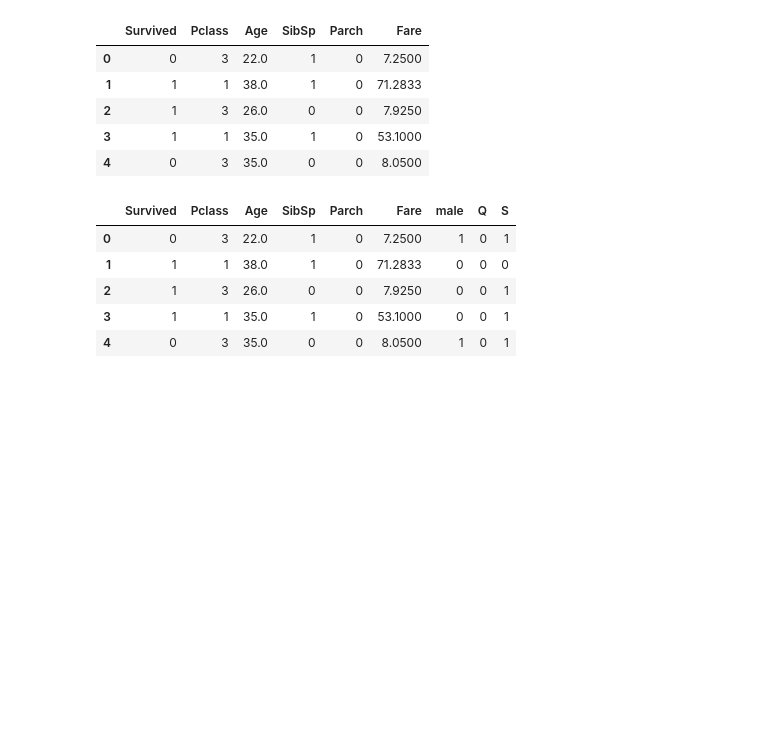
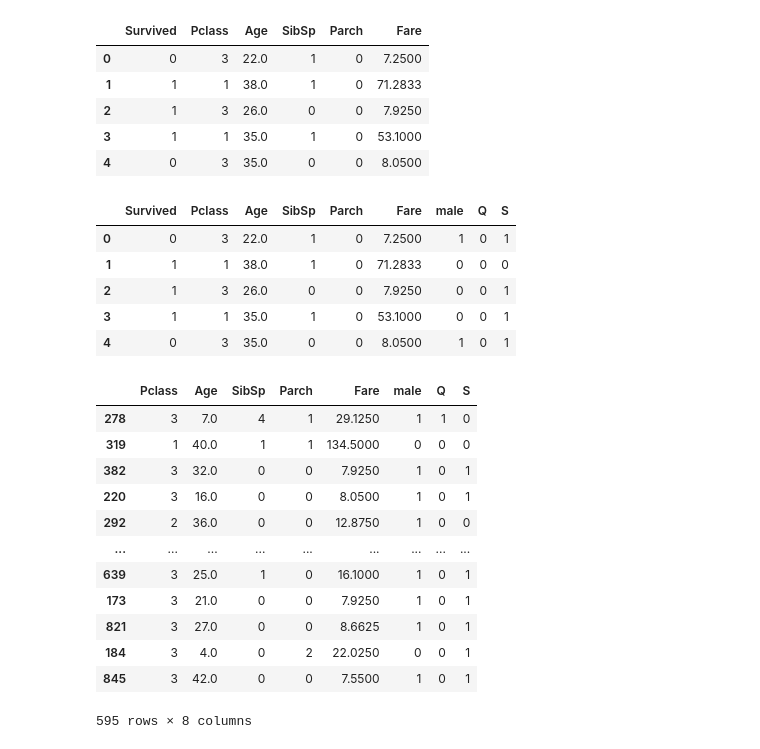
Before and after one commit to kriti-ixix/ai-9am, a Jupyter notebook: machine learning/logistic regression.ipynb, the cells around one changed output. Drawn from its saved outputs; the diff is of its cells as text; code cells hidden in the pictures; blank space fills up the shorter version.

```diff
--- a/machine learning/logistic regression.ipynb
+++ b/machine learning/logistic regression.ipynb
@@ -218,0 +221,19 @@ df.head()
+# %%
+X_train, X_test, y_train, y_test = train_test_split(df.drop('Survived', axis=1),
+                                                   df['Survived'], test_size=0.33)
+# %%
+X_train
+# %% [output]
+|  | Pclass | Age | SibSp | Parch | Fare | male | Q | S |
+| 278 | 3 | 7.0 | 4 | 1 | 29.1250 | 1 | 1 | 0 |
+| 319 | 1 | 40.0 | 1 | 1 | 134.5000 | 0 | 0 | 0 |
+| 382 | 3 | 32.0 | 0 | 0 | 7.9250 | 1 | 0 | 1 |
+| 220 | 3 | 16.0 | 0 | 0 | 8.0500 | 1 | 0 | 1 |
+| 292 | 2 | 36.0 | 0 | 0 | 12.8750 | 1 | 0 | 0 |
+| ... | ... | ... | ... | ... | ... | ... | ... | ... |
+| 639 | 3 | 25.0 | 1 | 0 | 16.1000 | 1 | 0 | 1 |
+| 173 | 3 | 21.0 | 0 | 0 | 7.9250 | 1 | 0 | 1 |
+| 821 | 3 | 27.0 | 0 | 0 | 8.6625 | 1 | 0 | 1 |
+| 184 | 3 | 4.0 | 0 | 2 | 22.0250 | 0 | 0 | 1 |
+| 845 | 3 | 42.0 | 0 | 0 | 7.5500 | 1 | 0 | 1 |
+595 rows × 8 columns
```
Also changed, not shown: parts of 9 cells of this notebook, 2 other files.
